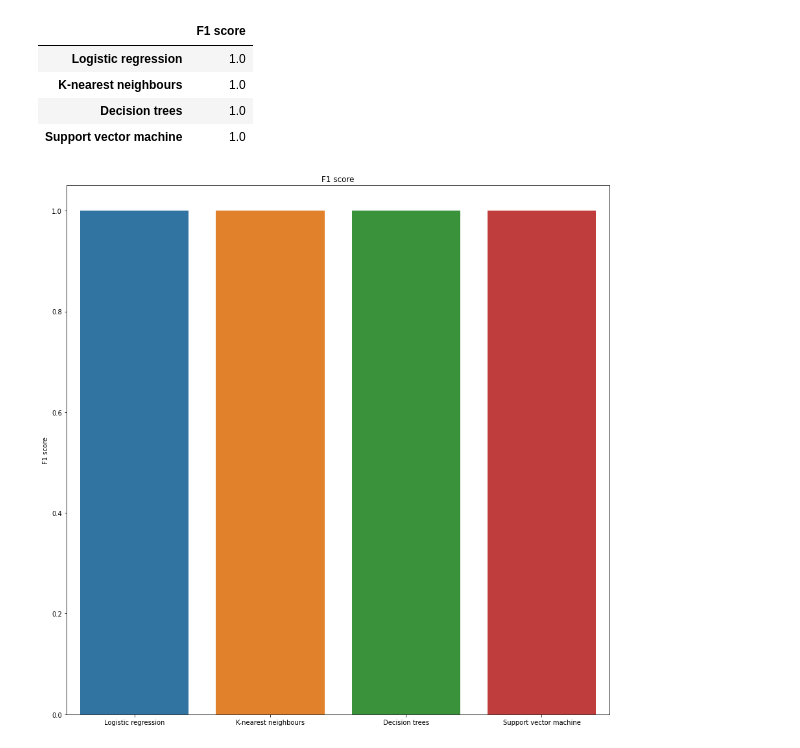
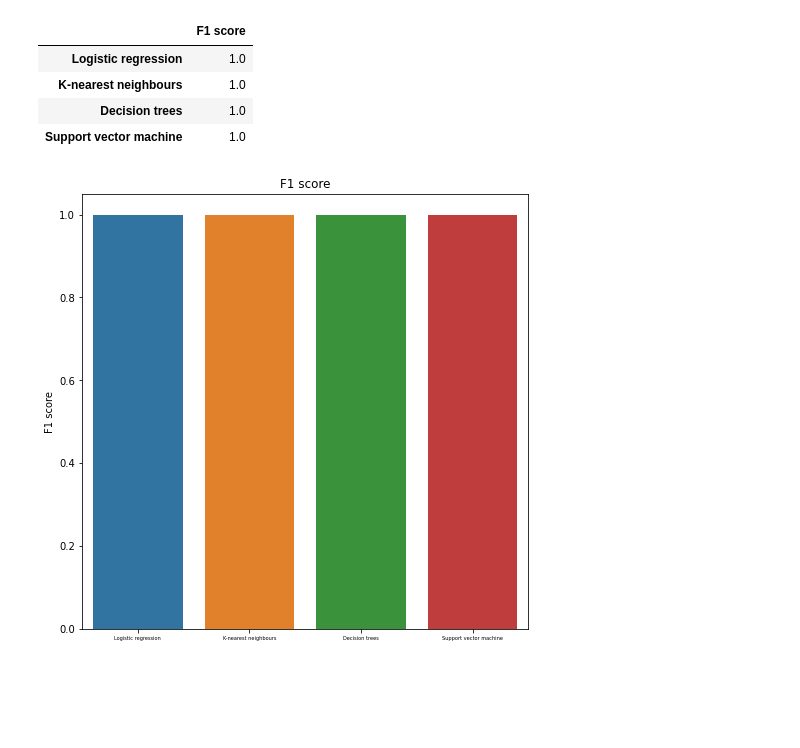
Before and after one commit to aravindh698/rep2, a Jupyter notebook: ieee.ipynb, the cells around one changed output. Saved outputs shown, nothing was run; the diff lists cells and outputs as text; code cells hidden in the pictures; blank space fills up the shorter version.

```diff
--- a/ieee.ipynb
+++ b/ieee.ipynb
@@ -154,15 +186,0 @@ weighted avg       1.00      1.00      1.00        41
-# %%
-from sklearn.decomposition import PCA
-from sklearn.preprocessing import StandardScaler
-from sklearn.svm import SVC
-from sklearn.linear_model import LogisticRegression
-from sklearn.naive_bayes import GaussianNB
-from sklearn.tree import DecisionTreeClassifier
-models=[SVC(),LogisticRegression(),GaussianNB(),DecisionTreeClassifier()]
-
-for model in models:
-    model.fit(X_train,y_train)
-    y_pred=model.predict(X_test)
-    sns.heatmap(confusion_matrix(y_test,y_pred),annot=True,cmap=plt.cm.Blues)
-    plt.show()
-    print(classification_report(y_test,y_pred))
@@ -239,12 +220,12 @@ comparison
 | Support vector machine | 1.0 |
 # %%
 fig = plt.gcf()
-fig.set_size_inches(15, 15)
+fig.set_size_inches(8, 8)
 titles = ['F1 score']
 for title,label in enumerate(comparison.columns):
     sns.barplot(x=comparison.index, y = comparison[label], data=comparison)
-    plt.xticks(fontsize=10)
+    plt.xticks(fontsize=5)
     plt.title(titles[title])
 plt.show()
 # %% [output]
-[figure, old version]
+[figure, new version]
```
Also changed, not shown: parts of 3 cells of this notebook.
